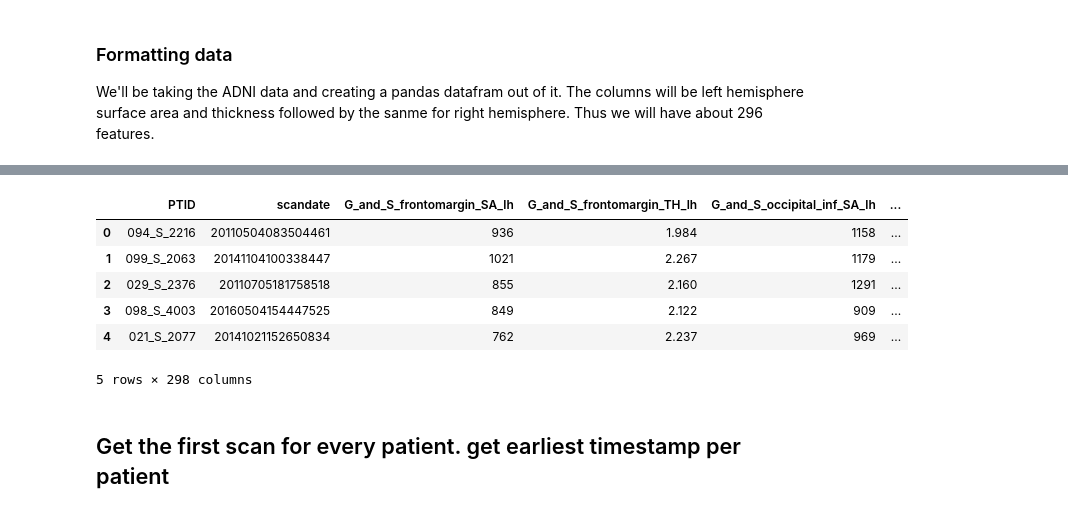
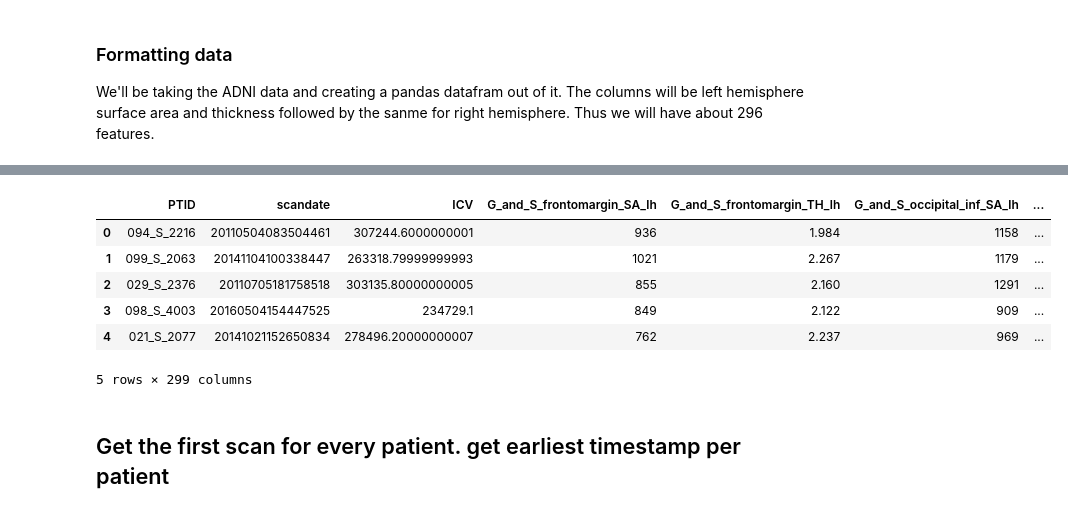
Before and after one commit to ahsanMah/interpretDL, a Jupyter notebook: ADNI.ipynb, the cells around one changed output, grey strips where cells are left out. Drawn from its saved outputs; the diff is of its cells as text; code cells hidden in the pictures.

Commit message:
Calculated  ICV and added as a feature to ADNI csv

```diff
--- a/ADNI.ipynb
+++ b/ADNI.ipynb
@@ -36,9 +36,11 @@ Subject
 BS = 0 # Brain Structure Name
 SA = 2 # Surface Area (mm^2)
 TH = 4 # Average Thickness
+VOL = 3 # Volume in mm^3 in aseg.stats
 
 columns = []
 TEMPLATE = "ADNI/{subject}/stats/{hemisphere}.aparc.a2009s.stats"
+VOLUME_FILE = "ADNI/{subject}/stats/aseg.stats"
 DATA_DIR = "ADNI/"
 TIMESTAMP="%Y%m%d%H%M%S%f"
 PATTERN = "ADNI_(\d{3}_S_\d{4})_(\d*)"
@@ -67,7 +69,6 @@ def load_sample(sample, hemi):
 
     return data
 
-
 def load_data(subject_number):
     lh_data = TEMPLATE.format(subject=subject_number, hemisphere="lh")
     rh_data = TEMPLATE.format(subject=subject_number, hemisphere="rh")
@@ -80,17 +81,30 @@ def load_data(subject_number):
     raw_data = [combined[:,1:3].flatten(order="C")] # Column-wise collapse 2D array
 
     return raw_data
+
+# Calculates Intra-Cranial Volume
+def get_ICV(subject_number):
+    file = VOLUME_FILE.format(subject=subject_number)
+    ICV = 0
+
+    with open(file) as datafile:
+        for row in decomment(datafile):
+            stats = row.split()
+            ICV += float(stats[VOL])
+
+    return ICV
 # %%
 subject_list = [x for x in filter(lambda dirname: not dirname.startswith("."), os.listdir(DATA_DIR))]
 
 raw_data = []
 for subject in subject_list:
     subject_data = load_data(subject)
+    subject_ICV = get_ICV(subject)
 
     result = re.match(PATTERN,subject)
     pID = result.group(1)
     scan_date = result.group(2)
-    subject_data = np.concatenate(([pID,scan_date], subject_data),axis=None).reshape(1,-1)
+    subject_data = np.concatenate(([pID,scan_date, subject_ICV], subject_data),axis=None).reshape(1,-1)
 
     if len(raw_data) == 0:
         raw_data = subject_data
@@ -126,16 +125,16 @@ raw_data.shape
 # %%
-features = np.concatenate((["PTID", "scandate"],columns),axis=None)
+features = np.concatenate((["PTID", "scandate", "ICV"],columns),axis=None)
 
 full_data = pd.DataFrame(raw_data, columns=features).astype({"PTID":str})
 full_data.head()
 # %% [output]
-|  | PTID | scandate | G_and_S_frontomargin_SA_lh | G_and_S_frontomargin_TH_lh | G_and_S_occipital_inf_SA_lh | ... |
-| 0 | 094_S_2216 | 20110504083504461 | 936 | 1.984 | 1158 | ... |
-| 1 | 099_S_2063 | 20141104100338447 | 1021 | 2.267 | 1179 | ... |
-| 2 | 029_S_2376 | 20110705181758518 | 855 | 2.160 | 1291 | ... |
-| 3 | 098_S_4003 | 20160504154447525 | 849 | 2.122 | 909 | ... |
-| 4 | 021_S_2077 | 20141021152650834 | 762 | 2.237 | 969 | ... |
+|  | PTID | scandate | ICV | G_and_S_frontomargin_SA_lh | G_and_S_frontomargin_TH_lh | G_and_S_occipital_inf_SA_lh | ... |
+| 0 | 094_S_2216 | 20110504083504461 | 307244.6000000001 | 936 | 1.984 | 1158 | ... |
+| 1 | 099_S_2063 | 20141104100338447 | 263318.79999999993 | 1021 | 2.267 | 1179 | ... |
+| 2 | 029_S_2376 | 20110705181758518 | 303135.80000000005 | 855 | 2.160 | 1291 | ... |
+| 3 | 098_S_4003 | 20160504154447525 | 234729.1 | 849 | 2.122 | 909 | ... |
+| 4 | 021_S_2077 | 20141021152650834 | 278496.20000000007 | 762 | 2.237 | 969 | ... |
-5 rows × 298 columns
+5 rows × 299 columns
 # %% [markdown]
 ## Get the first scan for every patient. get earliest timestamp per patient
 # %%
```
Also changed, not shown: parts of 8 cells of this notebook.
